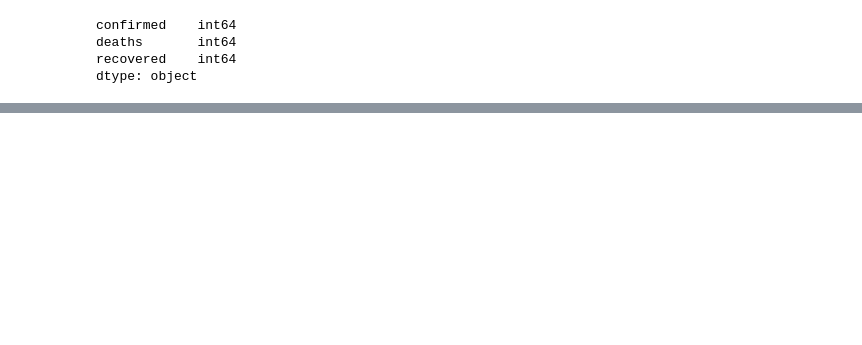
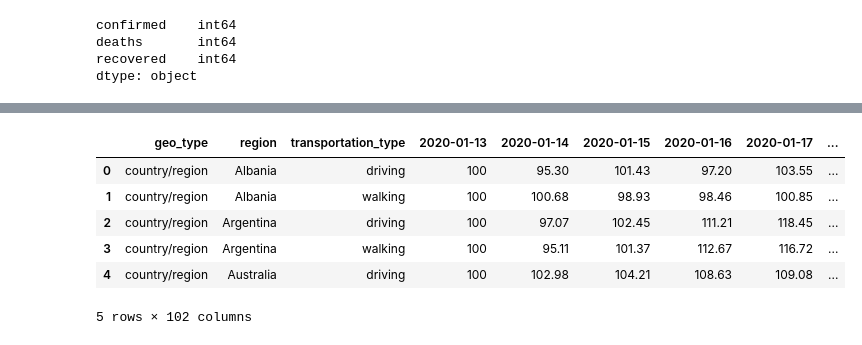
Before and after one commit to vackup/CovidArgentina, a Jupyter notebook: Covid.ipynb, the cells around one changed output, grey strips where cells are left out. Cells and saved outputs as stored; diff of their text form; code cells hidden in the pictures; blank space fills up the shorter version.

```diff
--- a/Covid.ipynb
+++ b/Covid.ipynb
@@ -136,0 +146,13 @@ for X, Y in zip(df2.index, df2['recovered']):
+# %%
+path = '/content/drive/My Drive/Colab Notebooks/applemobilitytrends-2020-04-20.csv'
+df_apple = pd.read_csv(path)
+# %%
+df_apple.head(5)
+# %% [output]
+|  | geo_type | region | transportation_type | 2020-01-13 | 2020-01-14 | 2020-01-15 | 2020-01-16 | 2020-01-17 | ... |
+| 0 | country/region | Albania | driving | 100 | 95.30 | 101.43 | 97.20 | 103.55 | ... |
+| 1 | country/region | Albania | walking | 100 | 100.68 | 98.93 | 98.46 | 100.85 | ... |
+| 2 | country/region | Argentina | driving | 100 | 97.07 | 102.45 | 111.21 | 118.45 | ... |
+| 3 | country/region | Argentina | walking | 100 | 95.11 | 101.37 | 112.67 | 116.72 | ... |
+| 4 | country/region | Australia | driving | 100 | 102.98 | 104.21 | 108.63 | 109.08 | ... |
+5 rows × 102 columns
```
Also changed, not shown: parts of 26 cells of this notebook.
